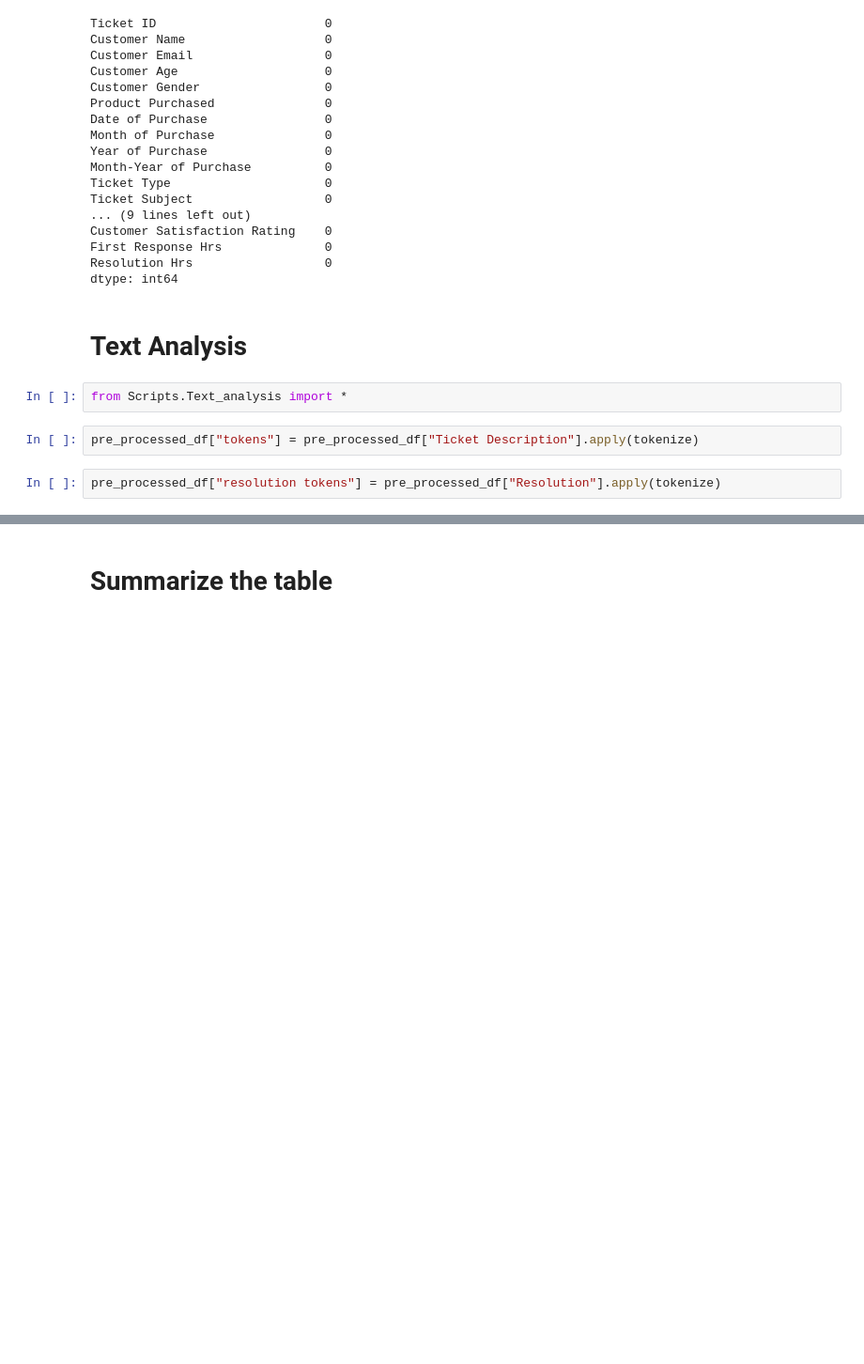
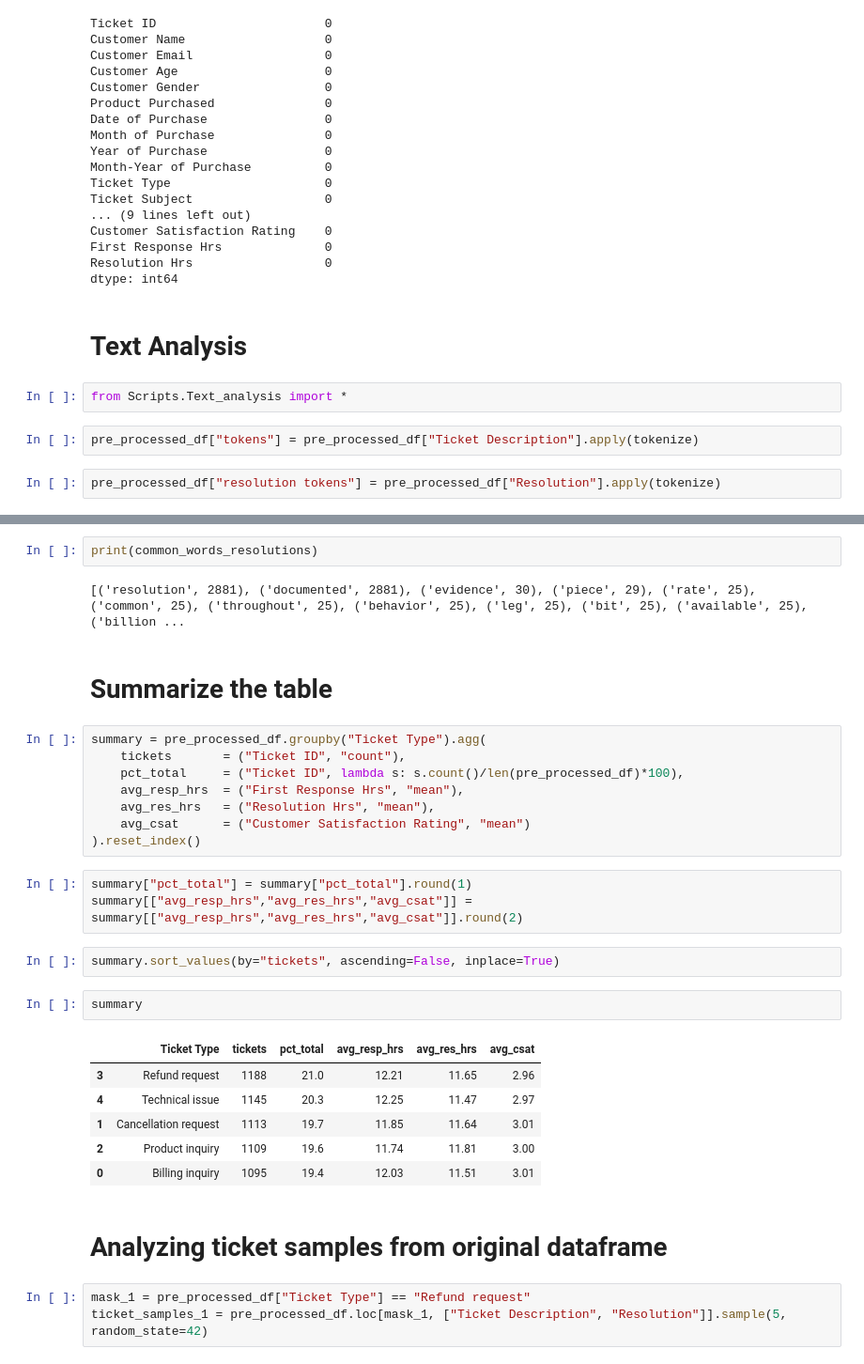
Before and after one commit to Sir-python/FUTURE_DS_02, a Jupyter notebook: Notebooks/Customer_support_analysis.ipynb, the cells around one changed output, grey strips where cells are left out. Shown at 94% size. Drawn from its saved outputs; the diff is of its cells as text; blank space fills up the shorter version.

Commit message:
ticket samples re-added

```diff
--- a/Notebooks/Customer_support_analysis.ipynb
+++ b/Notebooks/Customer_support_analysis.ipynb
@@ -162,2 +192,33 @@ print(all_ticket_unigrams.most_common(20))
+# %%
+print(common_words_resolutions)
+# %% [output]
+[('resolution', 2881), ('documented', 2881), ('evidence', 30), ('piece', 29), ('rate', 25), ('common', 25), ('throughout', 25), ('behavior', 25), ('leg', 25), ('bit', 25), ('available', 25), ('billion ...
 # %% [markdown]
 # **Summarize the table**
+# %%
+summary = pre_processed_df.groupby("Ticket Type").agg(
+    tickets       = ("Ticket ID", "count"),
+    pct_total     = ("Ticket ID", lambda s: s.count()/len(pre_processed_df)*100),
+    avg_resp_hrs  = ("First Response Hrs", "mean"),
+    avg_res_hrs   = ("Resolution Hrs", "mean"),
+    avg_csat      = ("Customer Satisfaction Rating", "mean")
+).reset_index()
+# %%
+summary["pct_total"] = summary["pct_total"].round(1)
+summary[["avg_resp_hrs","avg_res_hrs","avg_csat"]] = summary[["avg_resp_hrs","avg_res_hrs","avg_csat"]].round(2)
+# %%
+summary.sort_values(by="tickets", ascending=False, inplace=True)
+# %%
+summary
+# %% [output]
+|  | Ticket Type | tickets | pct_total | avg_resp_hrs | avg_res_hrs | avg_csat |
+| 3 | Refund request | 1188 | 21.0 | 12.21 | 11.65 | 2.96 |
+| 4 | Technical issue | 1145 | 20.3 | 12.25 | 11.47 | 2.97 |
+| 1 | Cancellation request | 1113 | 19.7 | 11.85 | 11.64 | 3.01 |
+| 2 | Product inquiry | 1109 | 19.6 | 11.74 | 11.81 | 3.00 |
+| 0 | Billing inquiry | 1095 | 19.4 | 12.03 | 11.51 | 3.01 |
+# %% [markdown]
+# **Analyzing ticket samples from original dataframe**
+# %%
+mask_1 = pre_processed_df["Ticket Type"] == "Refund request"
+ticket_samples_1 = pre_processed_df.loc[mask_1, ["Ticket Description", "Resolution"]].sample(5, random_state=42)
```
Also changed, not shown: parts of 9 cells of this notebook, 6 other files.
